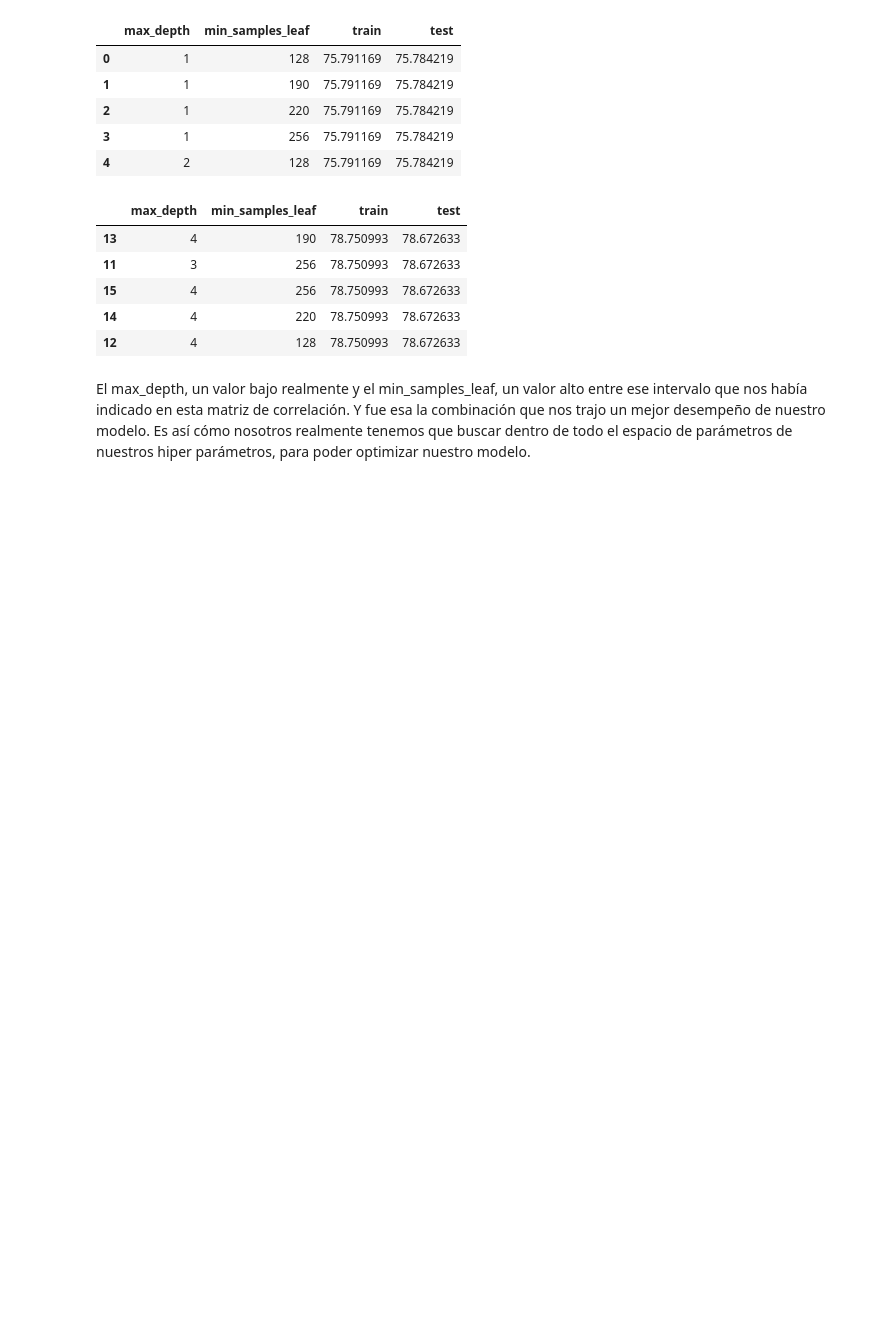
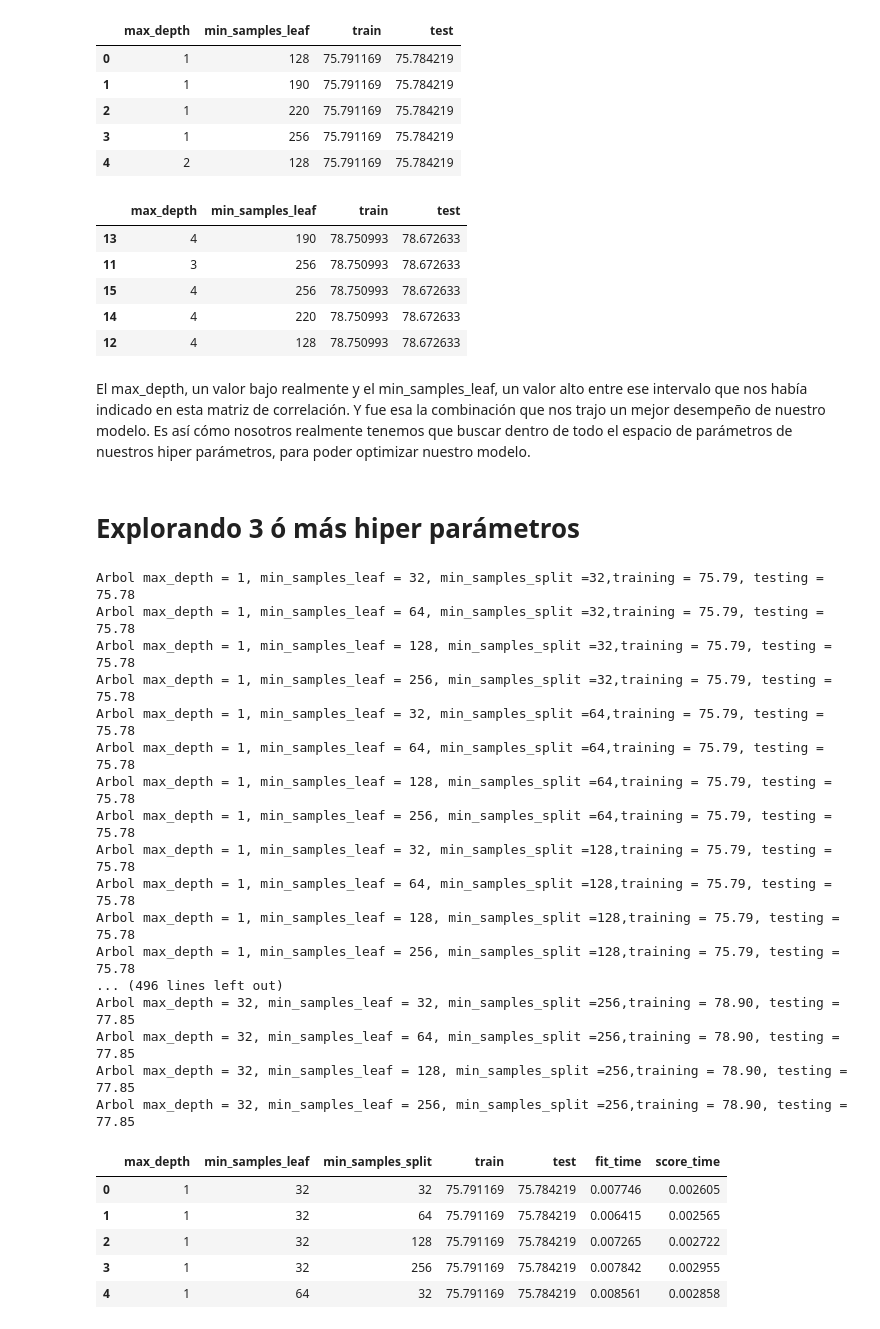
Before and after one commit to natalyq1/Machine_learning1, a Jupyter notebook: Optimizando_modelo_X_hiperparametros.ipynb, the cells around one changed output. Drawn from its saved outputs; the diff is of its cells as text; code cells hidden in the pictures; blank space fills up the shorter version.

```diff
--- a/Optimizando_modelo_X_hiperparametros.ipynb
+++ b/Optimizando_modelo_X_hiperparametros.ipynb
@@ -601,3 +601,59 @@ resultados.sort_values('test', ascending = False).head()
 | 12 | 4 | 128 | 78.750993 | 78.672633 |
 # %% [markdown]
 El max_depth, un valor bajo realmente y el min_samples_leaf, un valor alto entre ese intervalo que nos había indicado en esta matriz de correlación. Y fue esa la combinación que nos trajo un mejor desempeño de nuestro modelo. Es así cómo nosotros realmente tenemos que buscar dentro de todo el espacio de parámetros de nuestros hiper parámetros, para poder optimizar nuestro modelo.
+# %% [markdown]
+# Explorando 3 ó más hiper parámetros
+# %%
+def iniciar_arbol_de_desicion(max_depth, min_samples_leaf, min_samples_split):
+  SEED = 301
+  np.random.seed(SEED)
+
+  cv = GroupKFold(n_splits = 10)
+  modelo = DecisionTreeClassifier(max_depth= max_depth, min_samples_leaf = min_samples_leaf, min_samples_split = min_samples_split)
+  results = cross_validate(modelo, x_ord, y_ord,
+              cv = cv, groups = datos.modelo,
+                return_train_score=True)
+  test_score = results['test_score'].mean()*100
+  train_score = results['train_score'].mean()*100
+  fit_time = results['fit_time'].mean()
+  score_time = results['score_time'].mean()
+  print('Arbol max_depth = %d, min_samples_leaf = %d, min_samples_split =%d,training = %.2f, testing = %.2f' % (max_depth, min_samples_split, min_samples_leaf, train_score, test_score))
+  tabla = [max_depth,min_samples_leaf, min_samples_split, train_score, test_score, fit_time, score_time]
+  return tabla
+
+def buscar():
+  resultados = []
+  for max_depth in range (1, 33):
+    for min_samples_leaf in [32, 64, 128, 256]:
+      for min_samples_split in [32, 64, 128, 256]:
+        tabla = iniciar_arbol_de_desicion(max_depth, min_samples_leaf, min_samples_split)
+        resultados.append(tabla)
+  resultados = pd.DataFrame(resultados, columns = ['max_depth', 'min_samples_leaf', 'min_samples_split', 'train', 'test', 'fit_time', 'score_time'])
+  return resultados
+
+resultados = buscar()
+resultados.head()
+# %% [output]
+Arbol max_depth = 1, min_samples_leaf = 32, min_samples_split =32,training = 75.79, testing = 75.78
+Arbol max_depth = 1, min_samples_leaf = 64, min_samples_split =32,training = 75.79, testing = 75.78
+Arbol max_depth = 1, min_samples_leaf = 128, min_samples_split =32,training = 75.79, testing = 75.78
+Arbol max_depth = 1, min_samples_leaf = 256, min_samples_split =32,training = 75.79, testing = 75.78
+Arbol max_depth = 1, min_samples_leaf = 32, min_samples_split =64,training = 75.79, testing = 75.78
+Arbol max_depth = 1, min_samples_leaf = 64, min_samples_split =64,training = 75.79, testing = 75.78
+Arbol max_depth = 1, min_samples_leaf = 128, min_samples_split =64,training = 75.79, testing = 75.78
+Arbol max_depth = 1, min_samples_leaf = 256, min_samples_split =64,training = 75.79, testing = 75.78
+Arbol max_depth = 1, min_samples_leaf = 32, min_samples_split =128,training = 75.79, testing = 75.78
+Arbol max_depth = 1, min_samples_leaf = 64, min_samples_split =128,training = 75.79, testing = 75.78
+Arbol max_depth = 1, min_samples_leaf = 128, min_samples_split =128,training = 75.79, testing = 75.78
+Arbol max_depth = 1, min_samples_leaf = 256, min_samples_split =128,training = 75.79, testing = 75.78
+... (496 lines left out)
+Arbol max_depth = 32, min_samples_leaf = 32, min_samples_split =256,training = 78.90, testing = 77.85
+Arbol max_depth = 32, min_samples_leaf = 64, min_samples_split =256,training = 78.90, testing = 77.85
+Arbol max_depth = 32, min_samples_leaf = 128, min_samples_split =256,training = 78.90, testing = 77.85
+Arbol max_depth = 32, min_samples_leaf = 256, min_samples_split =256,training = 78.90, testing = 77.85
+|  | max_depth | min_samples_leaf | min_samples_split | train | test | fit_time | score_time |
+| 0 | 1 | 32 | 32 | 75.791169 | 75.784219 | 0.007746 | 0.002605 |
+| 1 | 1 | 32 | 64 | 75.791169 | 75.784219 | 0.006415 | 0.002565 |
+| 2 | 1 | 32 | 128 | 75.791169 | 75.784219 | 0.007265 | 0.002722 |
+| 3 | 1 | 32 | 256 | 75.791169 | 75.784219 | 0.007842 | 0.002955 |
+| 4 | 1 | 64 | 32 | 75.791169 | 75.784219 | 0.008561 | 0.002858 |
```
Also changed, not shown: parts of 28 cells of this notebook.
